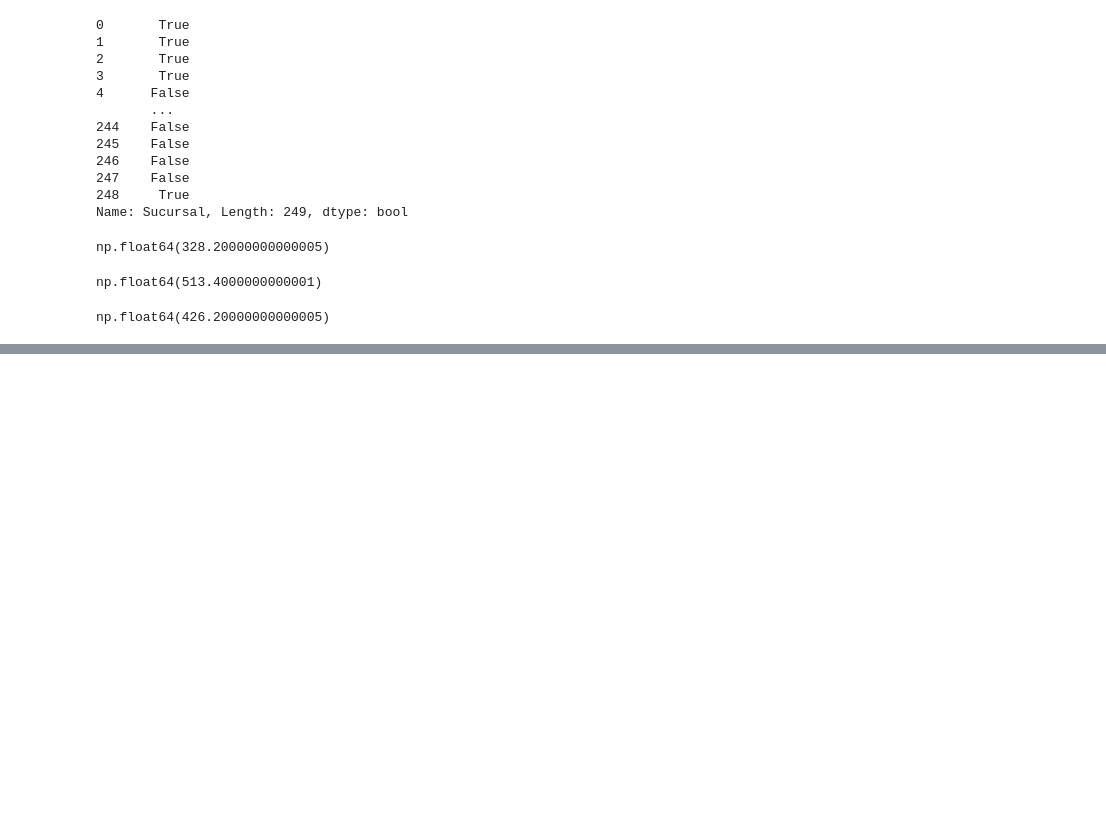
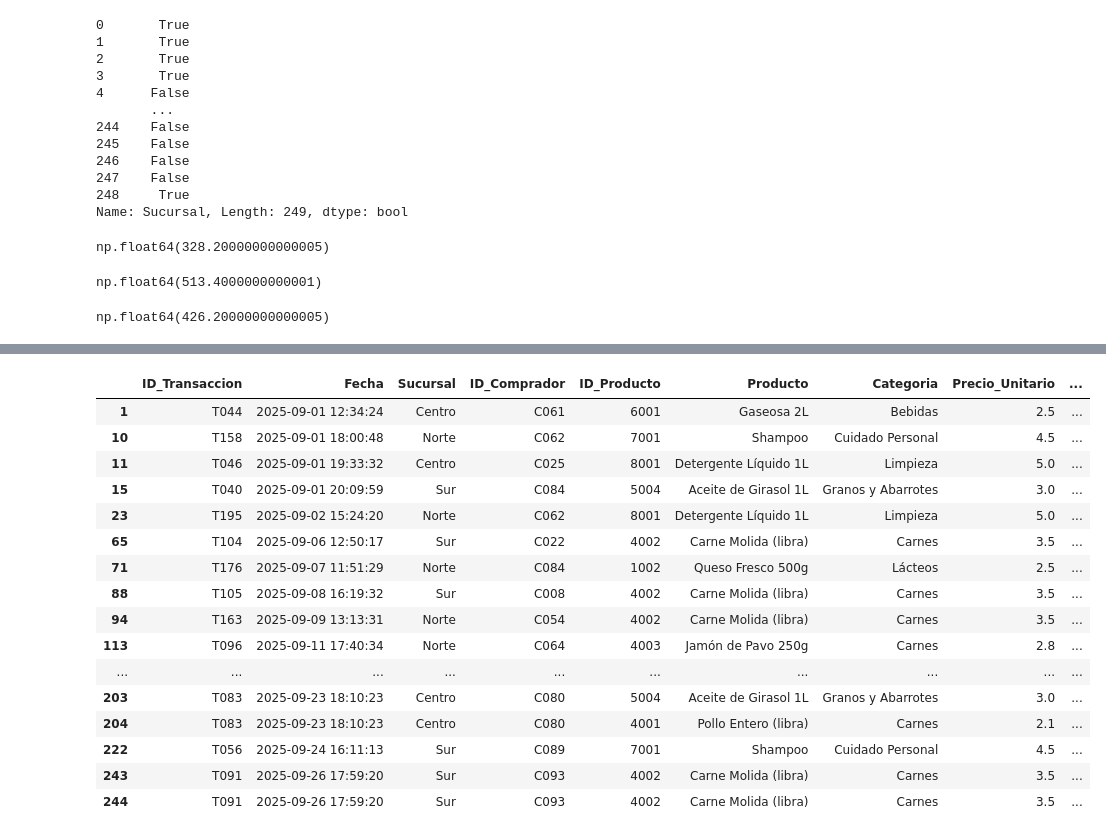
Before and after one commit to diogovillarreals/Introduccion-Python, a Jupyter notebook: 03 Ejercicio.ipynb, the cells around one changed output, grey strips where cells are left out. Saved outputs shown, nothing was run; the diff lists cells and outputs as text; code cells hidden in the pictures; blank space fills up the shorter version.

```diff
--- a/03 Ejercicio.ipynb
+++ b/03 Ejercicio.ipynb
@@ -13,7 +13,7 @@ import pandas
 # %% [markdown]
 2. Leer el archivo supermarket.csv
 # %%
-filename = r'C:/Users/P5E003-O\Documents/Python/supermarket.csv'
+filename = r'C:/Users/Diogo/Documents/Python/supermarket.csv'
 file = open(filename, 'r')
 file.read()
 # %% [output]
@@ -171,0 +174,22 @@ KeyError: 'Valor_Unitario'
+# %%
+df_mayor10 = df[df['Valor_Total']>10]
+# %%
+df_mayor10
+# %% [output]
+|  | ID_Transaccion | Fecha | Sucursal | ID_Comprador | ID_Producto | Producto | Categoria | Precio_Unitario | ... |
+| 1 | T044 | 2025-09-01 12:34:24 | Centro | C061 | 6001 | Gaseosa 2L | Bebidas | 2.5 | ... |
+| 10 | T158 | 2025-09-01 18:00:48 | Norte | C062 | 7001 | Shampoo | Cuidado Personal | 4.5 | ... |
+| 11 | T046 | 2025-09-01 19:33:32 | Centro | C025 | 8001 | Detergente Líquido 1L | Limpieza | 5.0 | ... |
+| 15 | T040 | 2025-09-01 20:09:59 | Sur | C084 | 5004 | Aceite de Girasol 1L | Granos y Abarrotes | 3.0 | ... |
+| 23 | T195 | 2025-09-02 15:24:20 | Norte | C062 | 8001 | Detergente Líquido 1L | Limpieza | 5.0 | ... |
+| 65 | T104 | 2025-09-06 12:50:17 | Sur | C022 | 4002 | Carne Molida (libra) | Carnes | 3.5 | ... |
+| 71 | T176 | 2025-09-07 11:51:29 | Norte | C084 | 1002 | Queso Fresco 500g | Lácteos | 2.5 | ... |
+| 88 | T105 | 2025-09-08 16:19:32 | Sur | C008 | 4002 | Carne Molida (libra) | Carnes | 3.5 | ... |
+| 94 | T163 | 2025-09-09 13:13:31 | Norte | C054 | 4002 | Carne Molida (libra) | Carnes | 3.5 | ... |
+| 113 | T096 | 2025-09-11 17:40:34 | Norte | C064 | 4003 | Jamón de Pavo 250g | Carnes | 2.8 | ... |
+| ... | ... | ... | ... | ... | ... | ... | ... | ... | ... |
+| 203 | T083 | 2025-09-23 18:10:23 | Centro | C080 | 5004 | Aceite de Girasol 1L | Granos y Abarrotes | 3.0 | ... |
+| 204 | T083 | 2025-09-23 18:10:23 | Centro | C080 | 4001 | Pollo Entero (libra) | Carnes | 2.1 | ... |
+| 222 | T056 | 2025-09-24 16:11:13 | Sur | C089 | 7001 | Shampoo | Cuidado Personal | 4.5 | ... |
+| 243 | T091 | 2025-09-26 17:59:20 | Sur | C093 | 4002 | Carne Molida (libra) | Carnes | 3.5 | ... |
+| 244 | T091 | 2025-09-26 17:59:20 | Sur | C093 | 4002 | Carne Molida (libra) | Carnes | 3.5 | ... |
```
Also changed, not shown: parts of 27 cells of this notebook.
